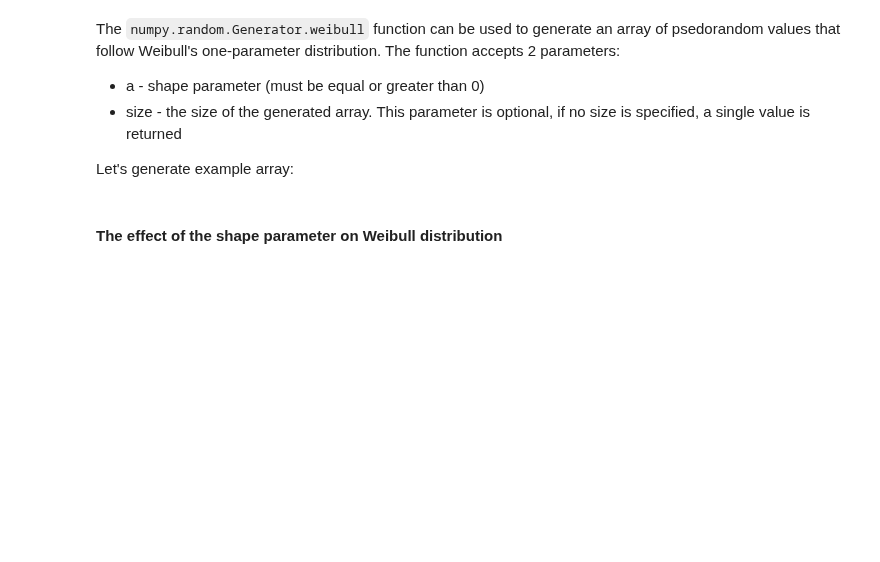
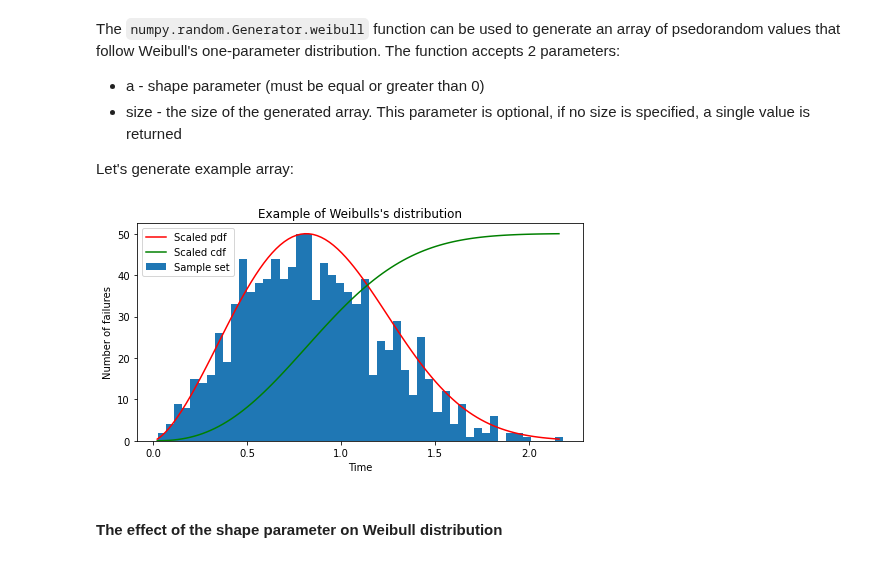
Before and after one commit to przemekbil/PfDA_2021, a Jupyter notebook: Assignments/Assignment.ipynb, the cells around one changed output. Saved outputs shown, nothing was run; the diff lists cells and outputs as text; code cells hidden in the pictures; blank space fills up the shorter version.

```diff
--- a/Assignments/Assignment.ipynb
+++ b/Assignments/Assignment.ipynb
@@ -217,4 +233,4 @@ Let's generate example array:
 a = 2.5
 
 # Array of a pseudorandom numbers pooled from the one-parameter Weibull distribution with the shape parameter a
-weibull = rng.weibull(a, 1000)
+weibull_set = rng.weibull(a, 1000)
@@ -228,10 +237,26 @@ def pdf(x, a):
 # %%
-count, bins, ignored = plt.hist(weibull, 50)
+count, bins, ignored = plt.hist(weibull_set, 50, label='Sample set')
 
-scale = count.max()/pdf(x, a).max()
-plt.plot(x, pdf(x, a)*scale)
+# calculate x and y for the Weibull's PDF and CDF
+x = np.arange(1, 100.)/100.*max(weibull_set)
+y = weibull_min.pdf(x, a, loc=0, scale=1)
+y2 = weibull_min.cdf(x, a, loc=0, scale=1)
+
+scale = count.max()/y.max()
+scale2 = count.max()/y2.max()
+
+plt.plot(x, y*scale, color='red', label='Scaled pdf')
+plt.plot(x, y2*scale2, color='green', label='Scaled cdf')
+
+plt.rcParams["figure.figsize"] = [8, 4]
+plt.xlabel('Time')
+plt.ylabel('Number of failures')
+plt.title('Example of Weibulls\'s distribution')
+plt.legend()
 
 plt.show()
+# %% [output]
+[figure, added]
 # %% [markdown]
 #### The effect of the shape parameter on Weibull distribution
 # %%
```
Also changed, not shown: parts of 16 cells of this notebook.
